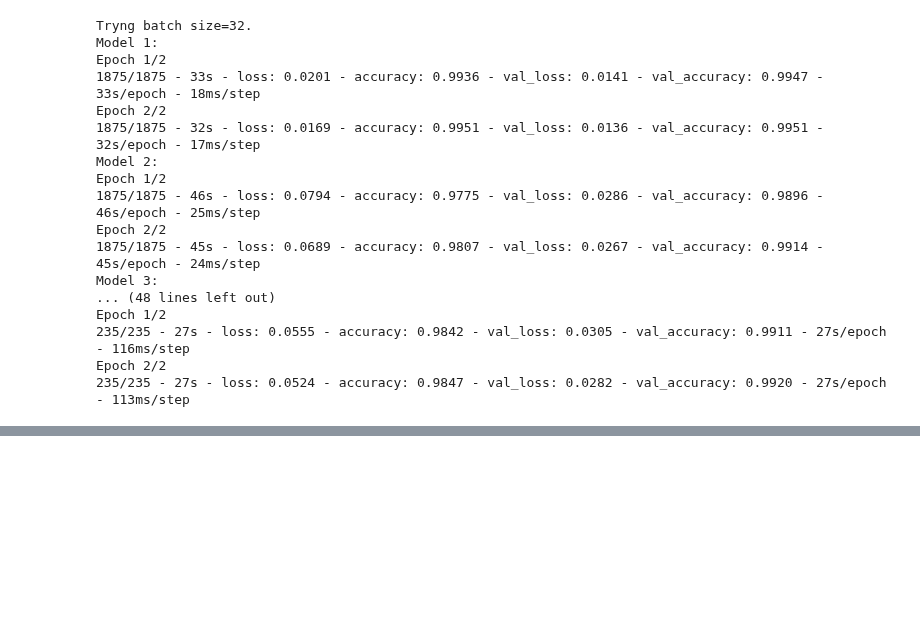
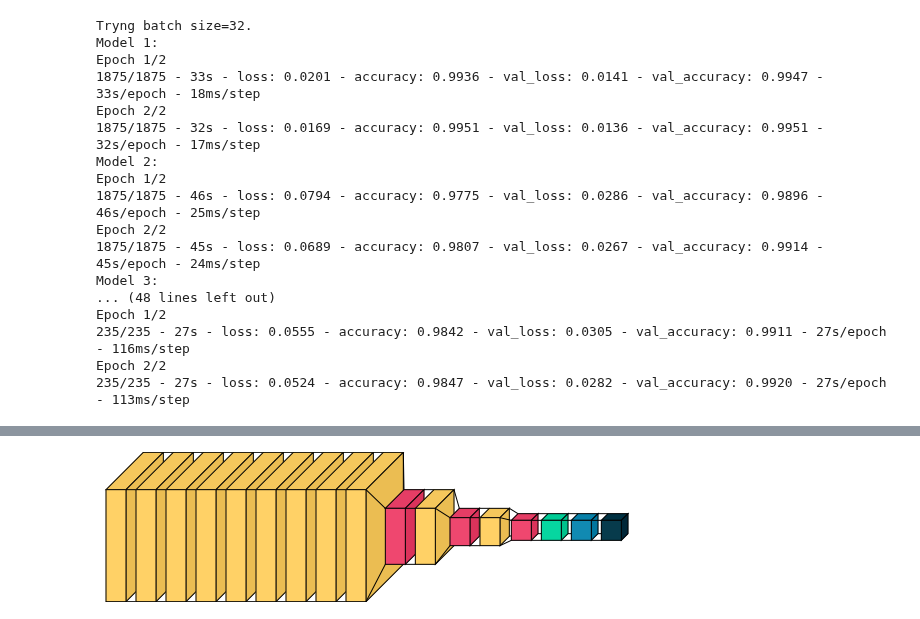
Before and after one commit to BorisOskolkov/MLcourse, a Jupyter notebook: asng03/A03_task.ipynb, the cells around one changed output, grey strips where cells are left out. Saved outputs shown, nothing was run; the diff lists cells and outputs as text; code cells hidden in the pictures; blank space fills up the shorter version.

```diff
--- a/asng03/A03_task.ipynb
+++ b/asng03/A03_task.ipynb
@@ -235,0 +251,4 @@ Epoch 2/2
+# %%
+visualkeras.layered_view(model2)
+# %% [output]
+[figure, added]
```
Also changed, not shown: parts of 12 cells of this notebook.
